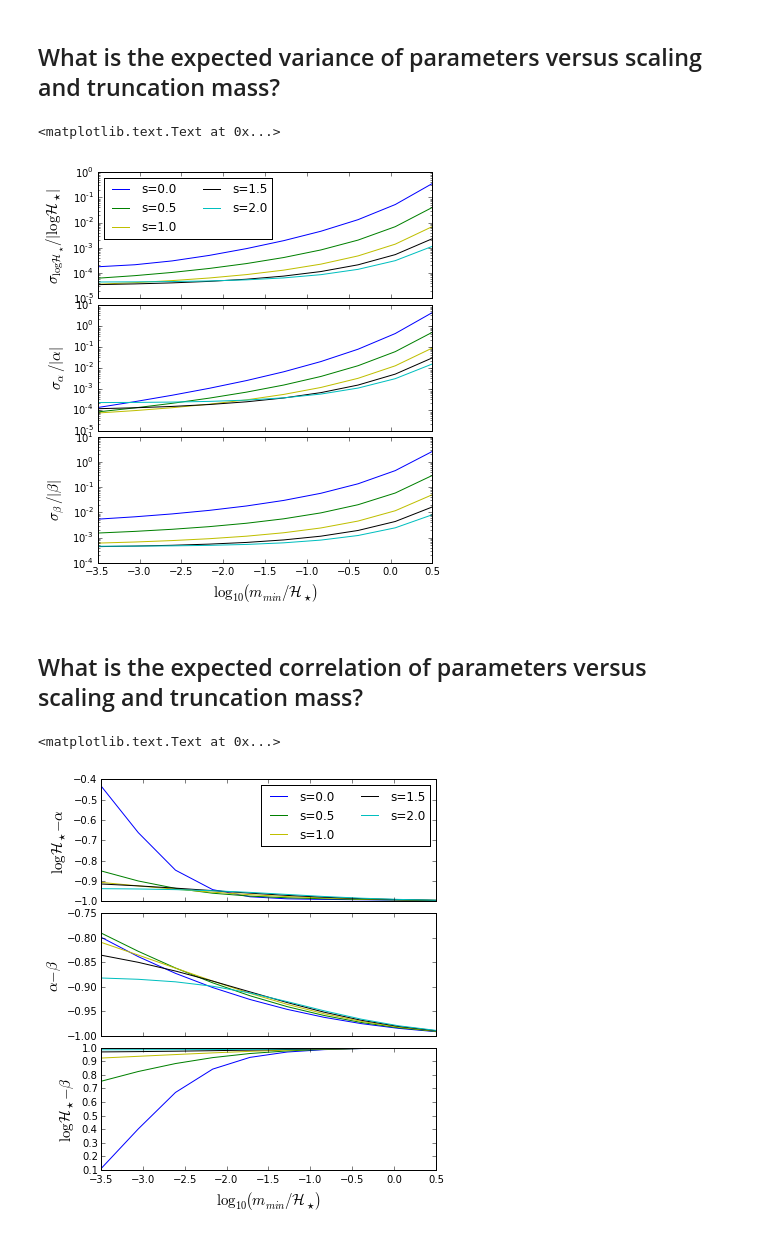
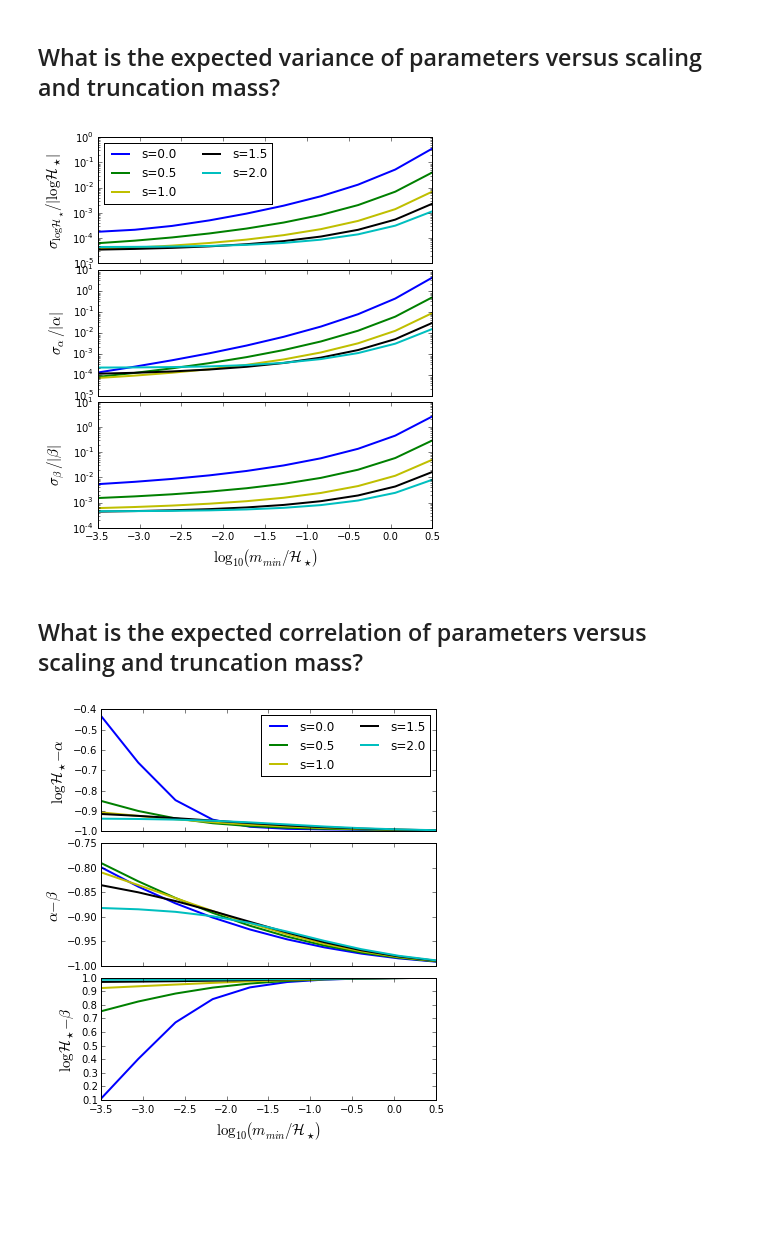
Before and after one commit to steven-murray/mrpy, a Jupyter notebook: docs/examples/explore_analytic_model.ipynb, the cells around one changed output. Drawn from its saved outputs; the diff is of its cells as text; code cells hidden in the pictures; blank space fills up the shorter version.

```diff
--- a/docs/examples/explore_analytic_model.ipynb
+++ b/docs/examples/explore_analytic_model.ipynb
@@ -27,22 +27,24 @@ ss = np.linspace(0,2,5)
 # %%
 fig,ax = plt.subplots(3,1,sharex=True,sharey=False,figsize=(6,7),subplot_kw={"yscale":'log'},
                      gridspec_kw={"hspace":0.05})
 
 for i,s in enumerate(ss):
     K = IdealAnalytic(V=V,log_mmin=log_mmin,logHs=hs,alpha=alpha,beta=beta,scale=s)
-    ax[0].plot(log_mmin-hs,np.sqrt(K.cov[:,0,0])/np.abs(hs),   color=cols[i],label="s="+str(s))
-    ax[1].plot(log_mmin-hs,np.sqrt(K.cov[:,1,1])/np.abs(alpha),color=cols[i])
-    ax[2].plot(log_mmin-hs,np.sqrt(K.cov[:,2,2])/np.abs(beta), color=cols[i])
+    ax[0].plot(log_mmin-hs,np.sqrt(K.cov[:,0,0])/np.abs(hs),   color=cols[i],label="s="+str(s),lw=2)
+    ax[1].plot(log_mmin-hs,np.sqrt(K.cov[:,1,1])/np.abs(alpha),color=cols[i],lw=2)
+    ax[2].plot(log_mmin-hs,np.sqrt(K.cov[:,2,2])/np.abs(beta), color=cols[i],lw=2)
 
 ax[0].legend(loc=0,ncol=2)
 
 ax[0].set_ylabel(r"$\sigma_{\log \mathcal{H}_\star}/|\log \mathcal{H}_\star|$",fontsize=15)
 ax[1].set_ylabel(r"$\sigma_\alpha/|\alpha|$",fontsize=15)
 ax[2].set_ylabel(r"$\sigma_\beta/|\beta|$",fontsize=15)
 ax[2].set_xlabel(r"$\log_{10}\left(m_{min}/\mathcal{H}_\star\right)$",fontsize=15)
+
+# Save for the paper!
+fig.savefig("../../../mrpArticle/figures/variance.pdf")
 # %% [output]
-<matplotlib.text.Text at 0x...>
-[figure, old version]
+[figure, new version]
 # %% [markdown]
 ## What is the expected correlation of parameters versus scaling and truncation mass?
 # %%
@@ -51,9 +53,9 @@ fig,ax = plt.subplots(3,1,sharex=True,sharey=False,figsize=(6,7),
 
 for i,s in enumerate(ss):
     K = IdealAnalytic(V=V,log_mmin=log_mmin,logHs=hs,alpha=alpha,beta=beta,scale=s)
-    ax[0].plot(log_mmin-hs,K.corr[:,0,1],color=cols[i],label="s="+str(s))
-    ax[1].plot(log_mmin-hs,K.corr[:,1,2],color=cols[i])
-    ax[2].plot(log_mmin-hs,K.corr[:,0,2],color=cols[i])
+    ax[0].plot(log_mmin-hs,K.corr[:,0,1],color=cols[i],label="s="+str(s),lw=2)
+    ax[1].plot(log_mmin-hs,K.corr[:,1,2],color=cols[i],lw=2)
+    ax[2].plot(log_mmin-hs,K.corr[:,0,2],color=cols[i],lw=2)
 
 ax[0].legend(loc=0,ncol=2)
 
@@ -61,6 +63,8 @@ ax[0].set_ylabel(r"$\log \mathcal{H}_\star-\alpha$",fontsize=15)
 ax[1].set_ylabel(r"$\alpha-\beta$",fontsize=15)
 ax[2].set_ylabel(r"$\log \mathcal{H}_\star-\beta$",fontsize=15)
 ax[2].set_xlabel(r"$\log_{10}\left(m_{min}/\mathcal{H}_\star\right)$",fontsize=15)
+
+# Saving for the paper!
+fig.savefig("../../../mrpArticle/figures/correlations.pdf")
 # %% [output]
-<matplotlib.text.Text at 0x...>
-[figure, old version]
+[figure, new version]
```
Also changed, not shown: parts of 2 cells of this notebook, 5 other files.
